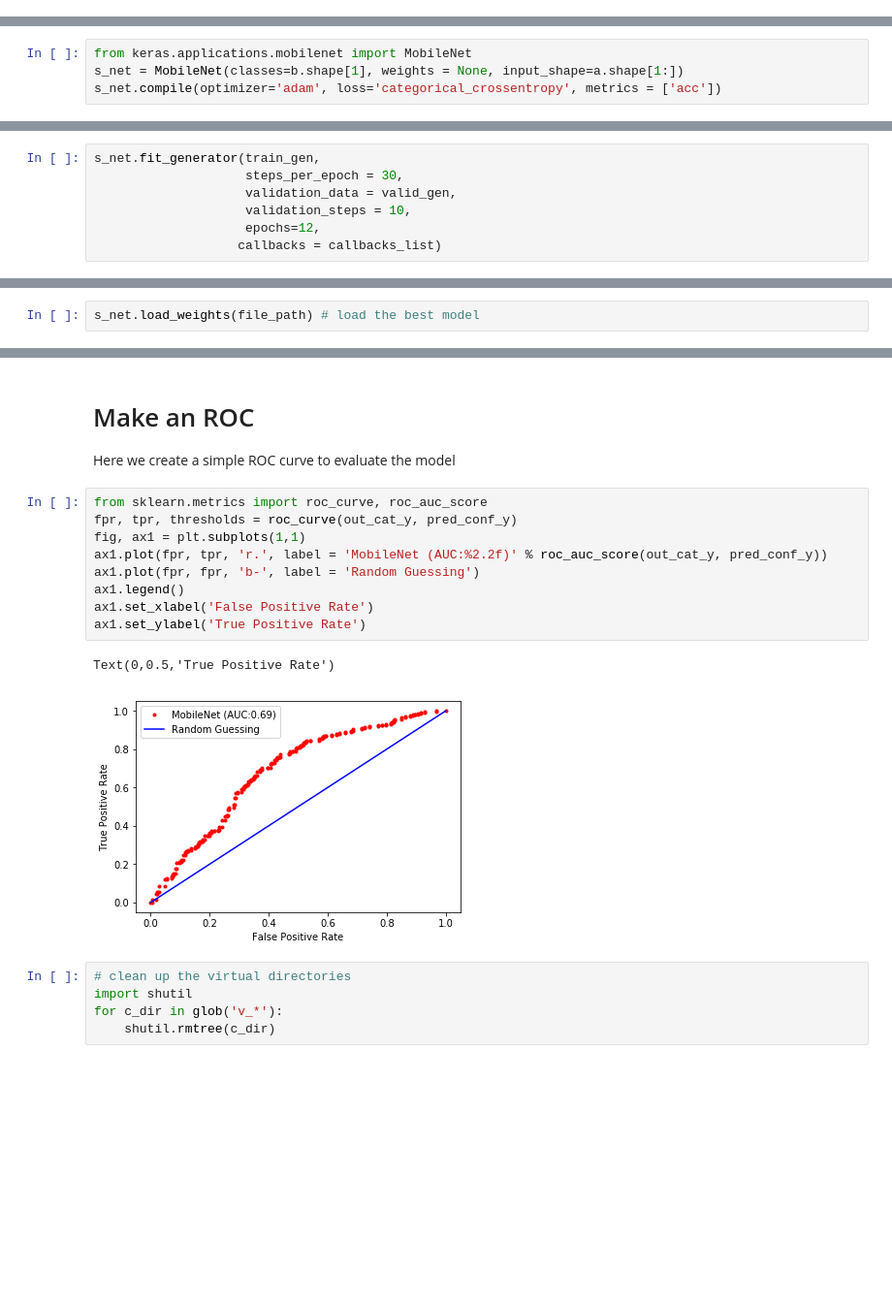
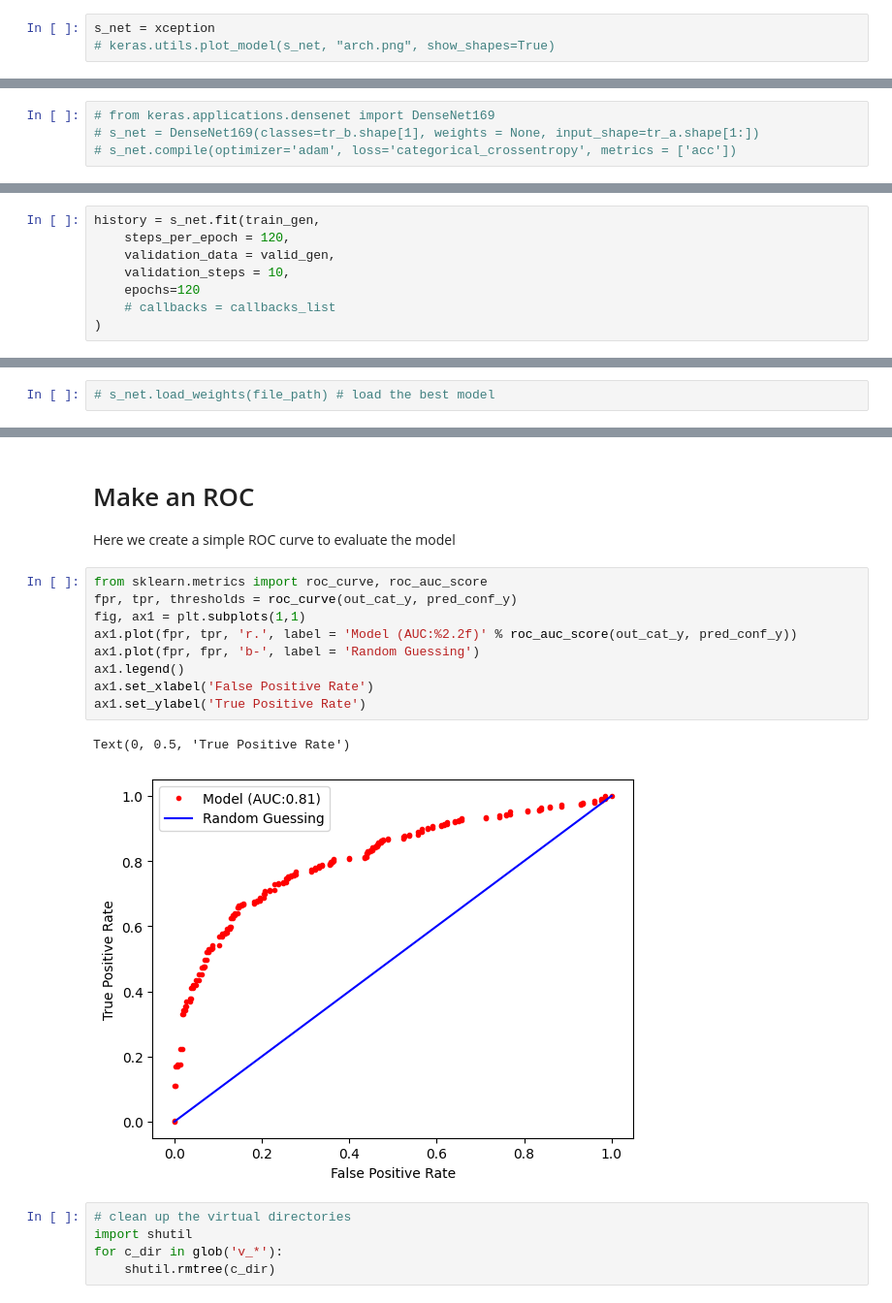
Before and after one commit to Ca1len/FractureMLDiagnosticsApp, a Jupyter notebook: models-train/mura-finger-classification.ipynb, the cells around one changed output, grey strips where cells are left out. Shown at 97% size. Cells and saved outputs as stored; diff of their text form; blank space fills up the shorter version.

Commit message:
[+] Correct train notebook with results and examples

```diff
--- a/models-train/mura-finger-classification.ipynb
+++ b/models-train/mura-finger-classification.ipynb
@@ -107,0 +246,3 @@ We use an untrained MobileNet to process the images
+# %%
+s_net = xception
+# keras.utils.plot_model(s_net, "arch.png", show_shapes=True)
@@ -108,7 +252,7 @@ We use an untrained MobileNet to process the images
 # %%
-from keras.applications.mobilenet import MobileNet
-s_net = MobileNet(classes=b.shape[1], weights = None, input_shape=a.shape[1:])
-s_net.compile(optimizer='adam', loss='categorical_crossentropy', metrics = ['acc'])
+# from keras.applications.densenet import DenseNet169
+# s_net = DenseNet169(classes=tr_b.shape[1], weights = None, input_shape=tr_a.shape[1:])
+# s_net.compile(optimizer='adam', loss='categorical_crossentropy', metrics = ['acc'])
 # %%
 print('Layers: {}, parameters: {}'.format(len(s_net.layers), s_net.count_params()))
 # %% [output]
@@ -121,10 +271,11 @@ checkpoint = ModelCheckpoint(file_path, monitor='val_loss',
 early = EarlyStopping(monitor="val_acc", mode="max", patience=3)
 callbacks_list = [checkpoint, early] #early
 # %%
-s_net.fit_generator(train_gen,
-                    steps_per_epoch = 30,
-                    validation_data = valid_gen,
-                    validation_steps = 10,
-                    epochs=12,
-                   callbacks = callbacks_list)
+history = s_net.fit(train_gen,
+    steps_per_epoch = 120,
+    validation_data = valid_gen,
+    validation_steps = 10,
+    epochs=120
+    # callbacks = callbacks_list
+)
 # %% [output]
@@ -145,6 +323,6 @@ Epoch 00004: val_loss did not improve
 # Run the validation data
 Here we run the validation data with minimal augmentation to see how well it performs and calculate a few stats
 # %%
-s_net.load_weights(file_path) # load the best model
+# s_net.load_weights(file_path) # load the best model
 # %%
 from tqdm import tqdm
@@ -184,15 +376,15 @@ Here we create a simple ROC curve to evaluate the model
 # %%
 from sklearn.metrics import roc_curve, roc_auc_score
 fpr, tpr, thresholds = roc_curve(out_cat_y, pred_conf_y)
 fig, ax1 = plt.subplots(1,1)
-ax1.plot(fpr, tpr, 'r.', label = 'MobileNet (AUC:%2.2f)' % roc_auc_score(out_cat_y, pred_conf_y))
+ax1.plot(fpr, tpr, 'r.', label = 'Model (AUC:%2.2f)' % roc_auc_score(out_cat_y, pred_conf_y))
 ax1.plot(fpr, fpr, 'b-', label = 'Random Guessing')
 ax1.legend()
 ax1.set_xlabel('False Positive Rate')
 ax1.set_ylabel('True Positive Rate')
 # %% [output]
-Text(0,0.5,'True Positive Rate')
+Text(0, 0.5, 'True Positive Rate')
-[figure, old version]
+[figure, new version]
 # %%
 # clean up the virtual directories
 import shutil
```
Also changed, not shown: parts of 26 cells of this notebook, 1 other file.
